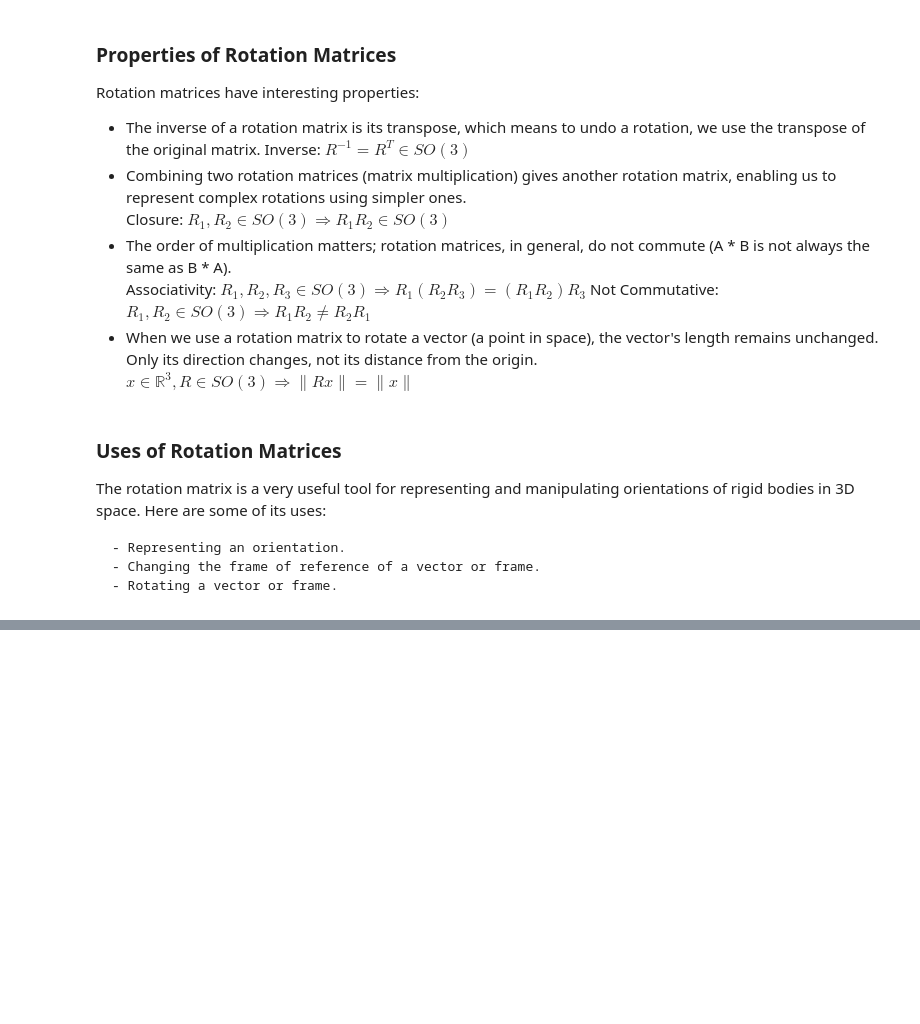
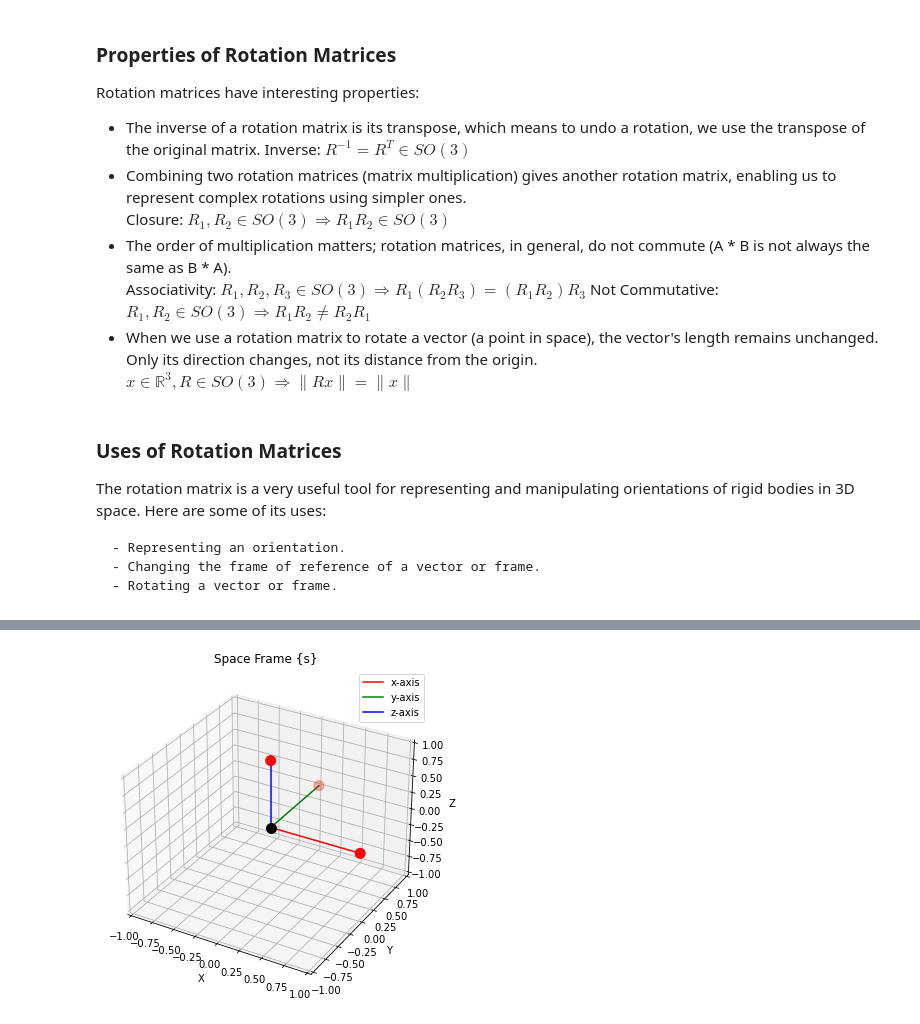
Before and after one commit to AlrIsmail/robotics_fundamentals, a Jupyter notebook: rigid_body_motion.ipynb, the cells around one changed output, grey strips where cells are left out. Saved outputs shown, nothing was run; the diff lists cells and outputs as text; code cells hidden in the pictures; blank space fills up the shorter version.

Commit message:
elaborating rotation matrices and vectors

```diff
--- a/rigid_body_motion.ipynb
+++ b/rigid_body_motion.ipynb
@@ -105,0 +96,92 @@ Initially, the frame is aligned with {s}, and after successive rotations, we obt
+# %%
+# Visualize Coordinates frames {s}, {b}, {c}
+# {s} is the space frame
+# {b} is the space frame rotated by 90 degrees about the z-axis
+# {c} is the b frame rotated by 90 degrees about the y-axis
+import numpy as np
+import matplotlib.pyplot as plt
+from mpl_toolkits.mplot3d import Axes3D
+from matplotlib import rcParams
+rcParams['figure.figsize'] = 6, 6
+
+# Define the rotation matrices
+def R_x(theta):
+    R = np.array([[1, 0, 0],
+                  [0, np.cos(theta), -np.sin(theta)],
+                  [0, np.sin(theta), np.cos(theta)]])
+    return R
+
+def R_y(theta):
+    R = np.array([[np.cos(theta), 0, np.sin(theta)],
+                  [0, 1, 0],
+                  [-np.sin(theta), 0, np.cos(theta)]])
+    return R
+
+def R_z(theta):
+    R = np.array([[np.cos(theta), -np.sin(theta), 0],
+                  [np.sin(theta), np.cos(theta), 0],
+                  [0, 0, 1]])
+    return R
+
+# Define the rotation angles
+theta_x = np.pi / 4
+theta_y = np.pi / 4
+theta_z = np.pi / 4
+
+# Define the rotation matrices
+R_x = R_x(theta_x)
+R_y = R_y(theta_y)
+R_z = R_z(theta_z)
+
+# Define the space frame
+s = np.array([[1, 0, 0],
+              [0, 1, 0],
+              [0, 0, 1]])
+
+# Define the b coordinate frame
+b = np.dot(R_z, s)
+# Define the c coordinate frame
+c = np.dot(R_y, b)
+
+# Define the points
+p = np.array([[1, 0, 0],
+              [0, 1, 0],
+              [0, 0, 1]])
+
+# Function to plot the coordinate frame
+def plot_frame(frame, color, title):
+    fig = plt.figure()
+    ax = fig.add_subplot(111, projection='3d')
+
+    # Plot the origin
+    ax.scatter(0, 0, 0, color='k', marker='o', s=100)
+
+    # Plot the end points of the axes
+    p_frame = np.dot(frame, p.T)
+    ax.scatter(p_frame[:, 0], p_frame[:, 1], p_frame[:, 2], color=color, marker='o', s=100)
+
+
+    # Plot the coordinate axes
+    # x red, y green, z blue
+    ax.plot([0, frame[0, 0]], [0, frame[0, 1]], [0, frame[0, 2]], color='r', label='x-axis')
+    ax.plot([0, frame[1, 0]], [0, frame[1, 1]], [0, frame[1, 2]], color='g', label='y-axis')
+    ax.plot([0, frame[2, 0]], [0, frame[2, 1]], [0, frame[2, 2]], color='b', label='z-axis')
+
+    # Set the axes properties
+    ax.set_xlim3d(-1, 1)
+    ax.set_ylim3d(-1, 1)
+    ax.set_zlim3d(-1, 1)
+    ax.set_xlabel('X')
+    ax.set_ylabel('Y')
+    ax.set_zlabel('Z')
+    ax.set_title(title)
+    ax.legend()
+
+# Plot the frames
+plot_frame(s, 'r', 'Space Frame {s}')
+plot_frame(b, 'b', 'Frame {b} (Rotated by 90 degrees about z-axis)')
+plot_frame(c, 'g', 'Frame {c} (Rotated by 90 degrees about y-axis)')
+
+plt.show()
+# %% [output]
+[figure, added]
```
Also changed, not shown: parts of 8 cells of this notebook.
